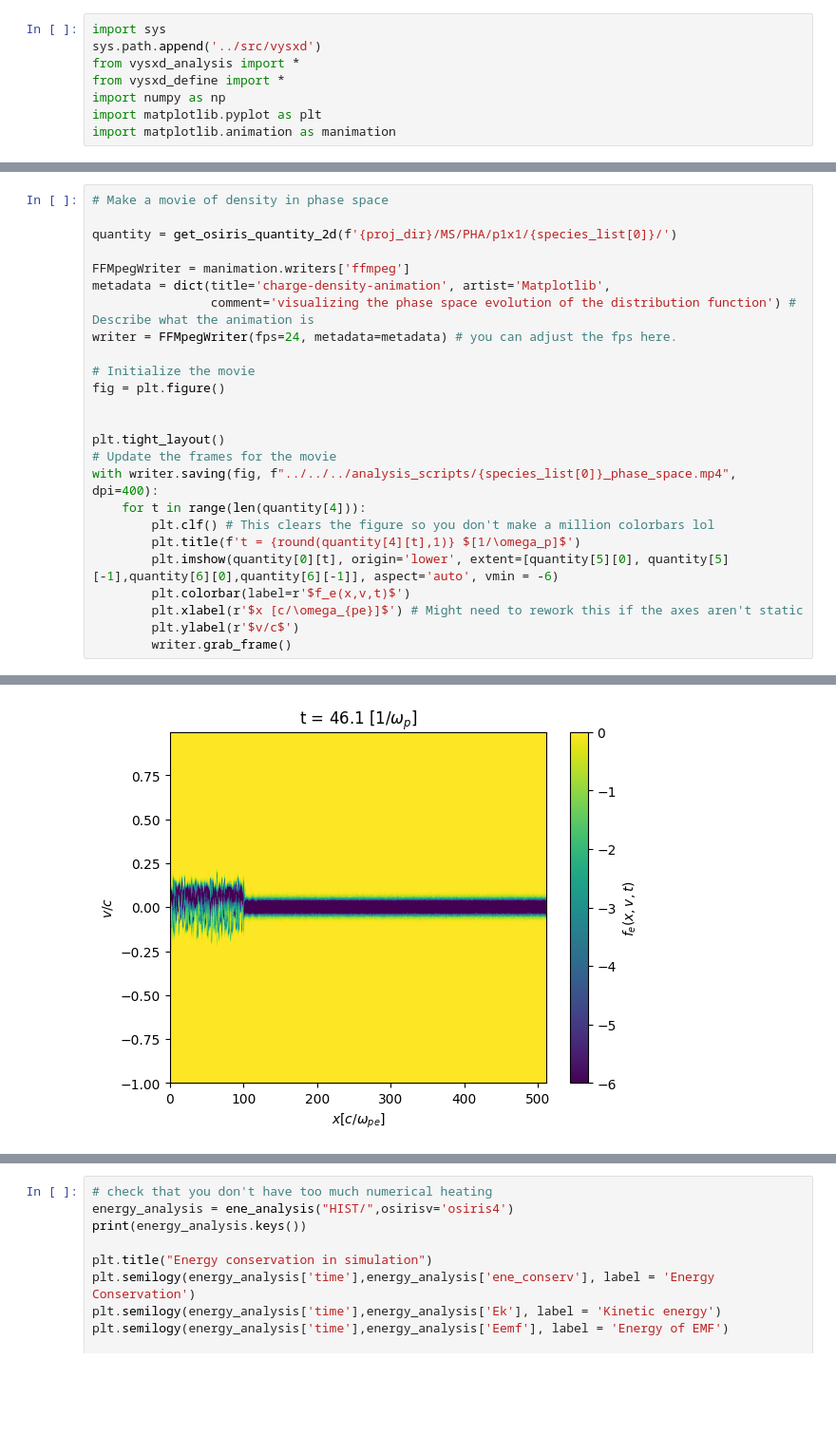
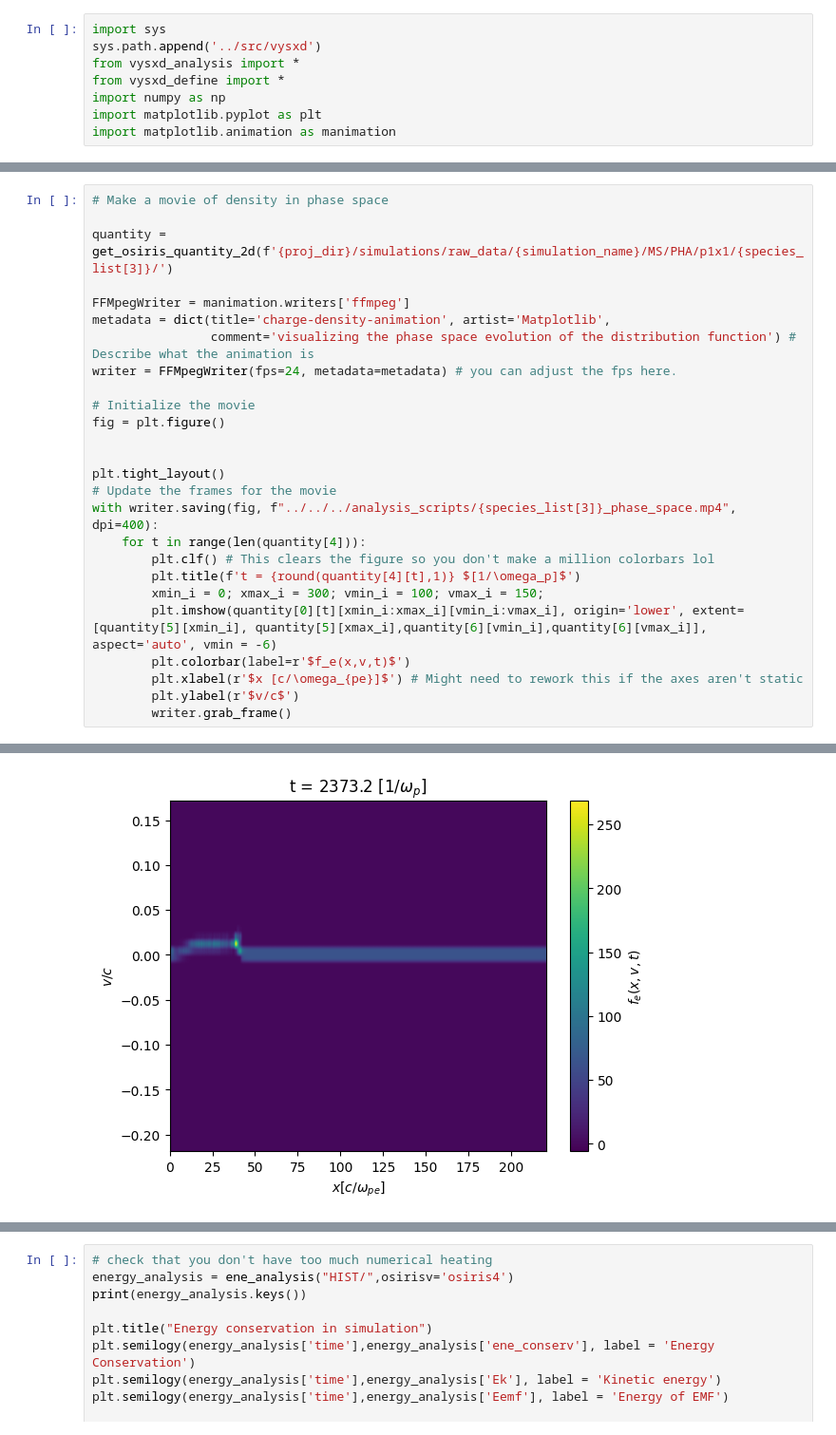
Before and after one commit to Schaeffer-Lab/MagShockZ, a Jupyter notebook: analysis_scripts/peek_at_sim1d.ipynb, the cells around one changed output, grey strips where cells are left out. Shown at 95% size. Cells and saved outputs as stored; diff of their text form; blank space fills up the shorter version.

```diff
--- a/analysis_scripts/peek_at_sim1d.ipynb
+++ b/analysis_scripts/peek_at_sim1d.ipynb
@@ -65,7 +63,7 @@ plt.show()
 # %%
 # Make a movie of density in phase space
 
-quantity = get_osiris_quantity_2d(f'{proj_dir}/MS/PHA/p1x1/{species_list[0]}/')
+quantity = get_osiris_quantity_2d(f'{proj_dir}/simulations/raw_data/{simulation_name}/MS/PHA/p1x1/{species_list[3]}/')
 
 FFMpegWriter = manimation.writers['ffmpeg']
 metadata = dict(title='charge-density-animation', artist='Matplotlib',
@@ -78,11 +76,12 @@ fig = plt.figure()
 
 plt.tight_layout()
 # Update the frames for the movie
-with writer.saving(fig, f"../../../analysis_scripts/{species_list[0]}_phase_space.mp4", dpi=400):
+with writer.saving(fig, f"../../../analysis_scripts/{species_list[3]}_phase_space.mp4", dpi=400):
     for t in range(len(quantity[4])):
         plt.clf() # This clears the figure so you don't make a million colorbars lol
         plt.title(f't = {round(quantity[4][t],1)} $[1/\omega_p]$')
-        plt.imshow(quantity[0][t], origin='lower', extent=[quantity[5][0], quantity[5][-1],quantity[6][0],quantity[6][-1]], aspect='auto', vmin = -6)
+        xmin_i = 0; xmax_i = 300; vmin_i = 100; vmax_i = 150;
+        plt.imshow(quantity[0][t][xmin_i:xmax_i][vmin_i:vmax_i], origin='lower', extent=[quantity[5][xmin_i], quantity[5][xmax_i],quantity[6][vmin_i],quantity[6][vmax_i]], aspect='auto', vmin = -6)
         plt.colorbar(label=r'$f_e(x,v,t)$')
         plt.xlabel(r'$x [c/\omega_{pe}]$') # Might need to rework this if the axes aren't static
         plt.ylabel(r'$v/c$')
@@ -101 +107 @@ with writer.saving(fig, f"../../../analysis_scripts/{species_list[0]}_phase_spac
-[figure, old version]
+[figure, new version]
```
Also changed, not shown: parts of 5 cells of this notebook, 9 other files.
